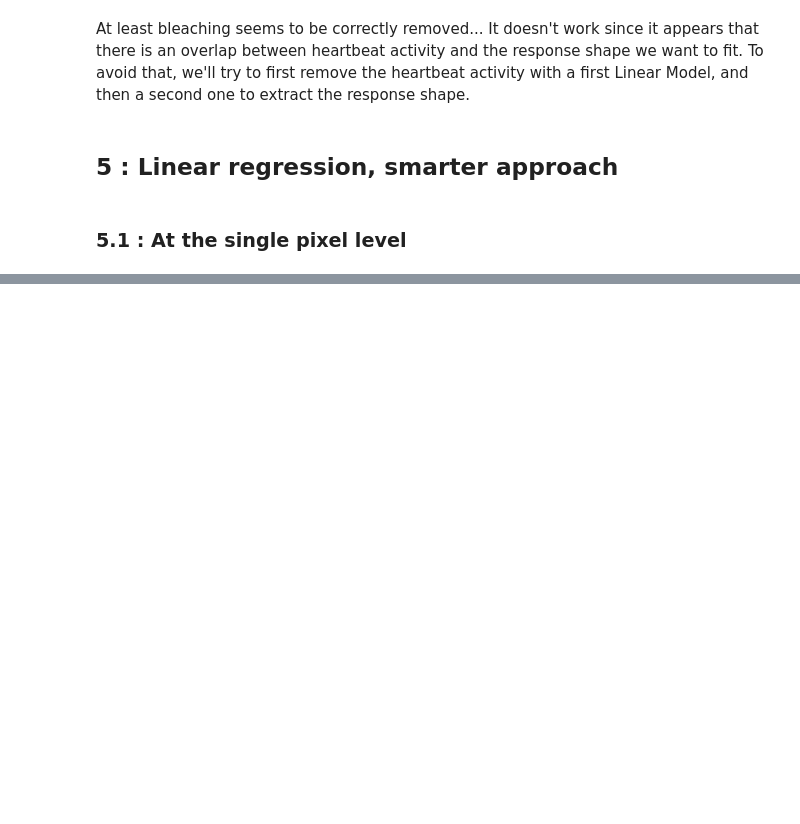
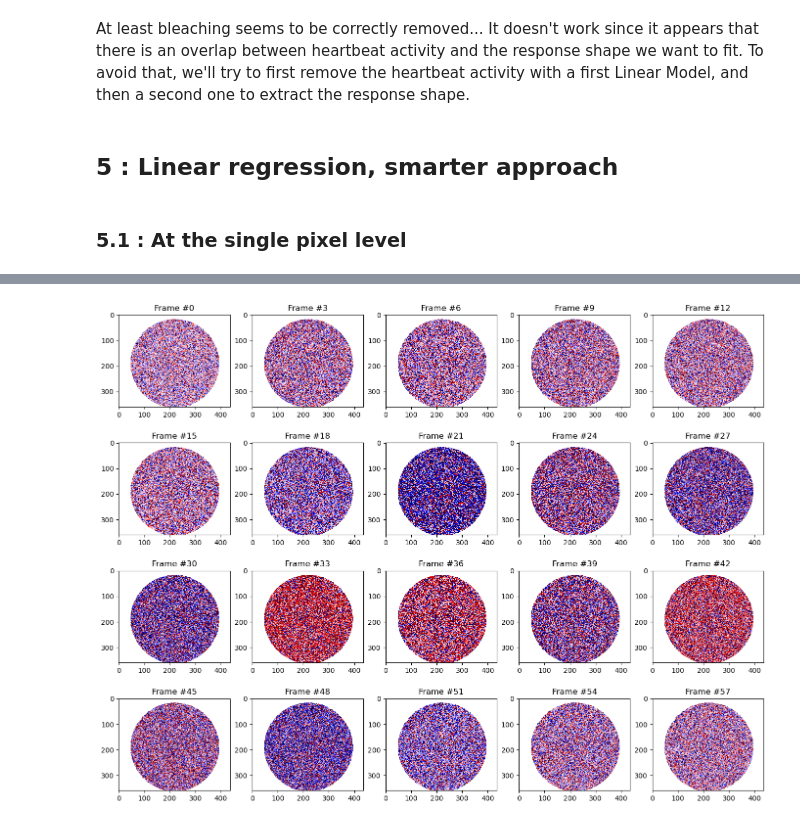
Before and after one commit to Millet21/M1-internship, a Jupyter notebook: LM_repo.ipynb, the cells around one changed output, grey strips where cells are left out. Saved outputs shown, nothing was run; the diff lists cells and outputs as text; code cells hidden in the pictures; blank space fills up the shorter version.

```diff
--- a/LM_repo.ipynb
+++ b/LM_repo.ipynb
@@ -596,0 +587,27 @@ plt.plot(denoise)
+# %%
+Trial = np.copy(Raw_evoked[8])
+# %%
+Trial_denoised_smart = np.zeros_like(Trial)
+for i in range(Nx):
+    for j in range(Ny):
+        if mask_boolean[i,j]:
+            signal = Trial[:, i, j]
+            #pre-processing: remove heartbeat
+            betas_h, _, _, _ = ols(signal,pre_X)
+            heart_noise = pre_X@betas_h
+            signal_h = signal-heart_noise
+            #then regression with remaining regressors
+            beta, _, _, _ = ols(signal_h,post_X)
+            noise_ = post_X[:, :-L]@beta[:-L]
+            Trial_denoised_smart[:, i, j] =(signal_h - noise_)/beta[0]
+        else:
+            Trial_denoised_smart[:, i, j] = np.nan
+# %%
+fig, axs = plt.subplots(4,5, figsize=(17,13))
+for k in range(60):
+    if k%3==0:
+        ind=k//3
+        axs[ind//5, ind%5].imshow(Trial_denoised_smart[k], cmap='seismic', vmin=-5, vmax=5)
+        axs[ind//5, ind%5].set_title("Frame #"+str(k))
+# %% [output]
+[figure, added]
```
Also changed, not shown: parts of 10 cells of this notebook.
